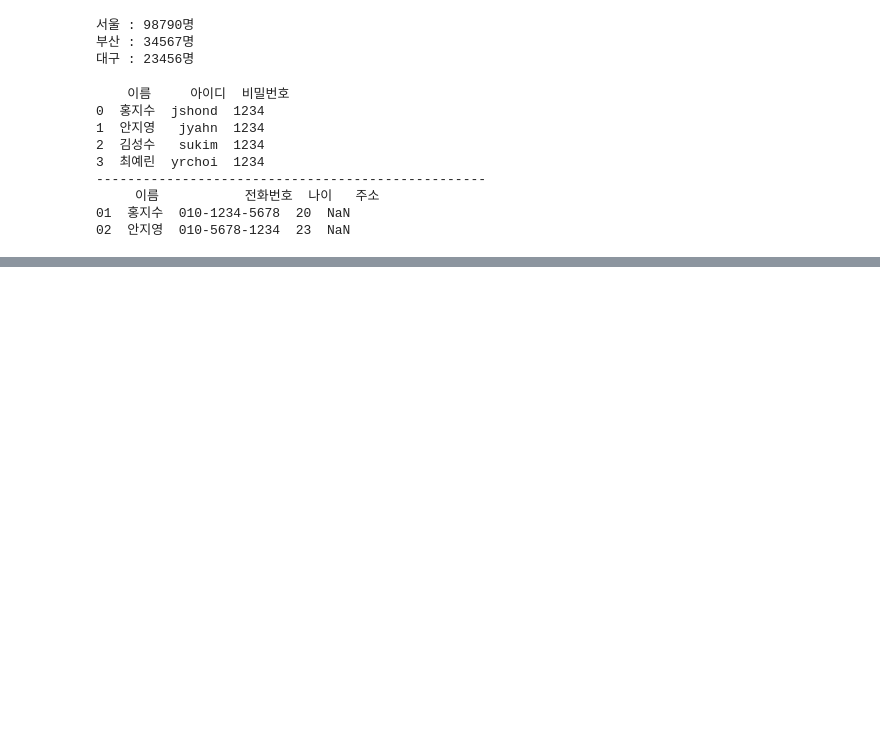
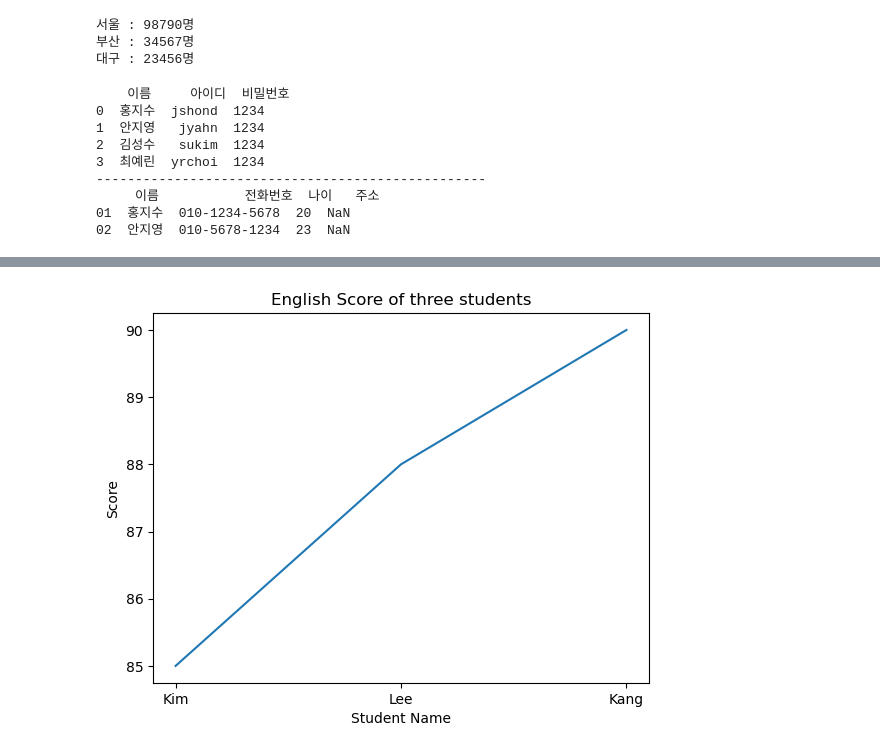
Before and after one commit to mingon123/LearnPython, a Jupyter notebook: s20_analysis_others.ipynb, the cells around one changed output, grey strips where cells are left out. Cells and saved outputs as stored; diff of their text form; code cells hidden in the pictures; blank space fills up the shorter version.

```diff
--- a/s20_analysis_others.ipynb
+++ b/s20_analysis_others.ipynb
@@ -163,0 +182,15 @@ print(frame)
+# %%
+import matplotlib.pyplot as plt
+
+#plt.plot() 메서드로 선 그래프 그림. x,y축 데이터는 리스트 형태의 데이터 형
+plt.plot(['Kim','Lee','Kang'],[85,88,90])
+#상단 중앙의 그래프의 제목을 표시
+plt.title('English Score of three students')
+#x축 레이블의 이름을 설정하는 데 사용
+plt.xlabel('Student Name')
+#y축 레이블의 이름을 설정하는 데 사용
+plt.ylabel('Score')
+#화면에 출력
+plt.show()
+# %% [output]
+[figure, added]
```
Also changed, not shown: parts of 3 cells of this notebook.
